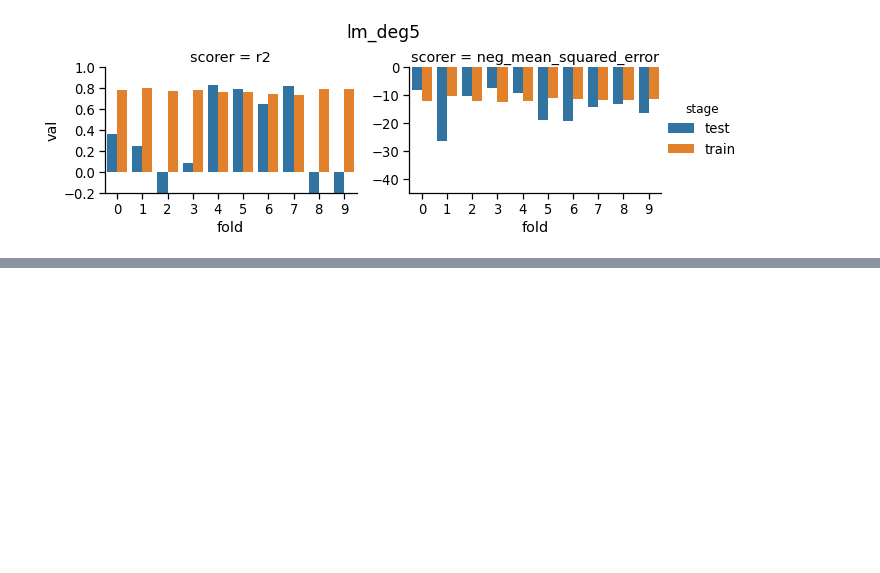
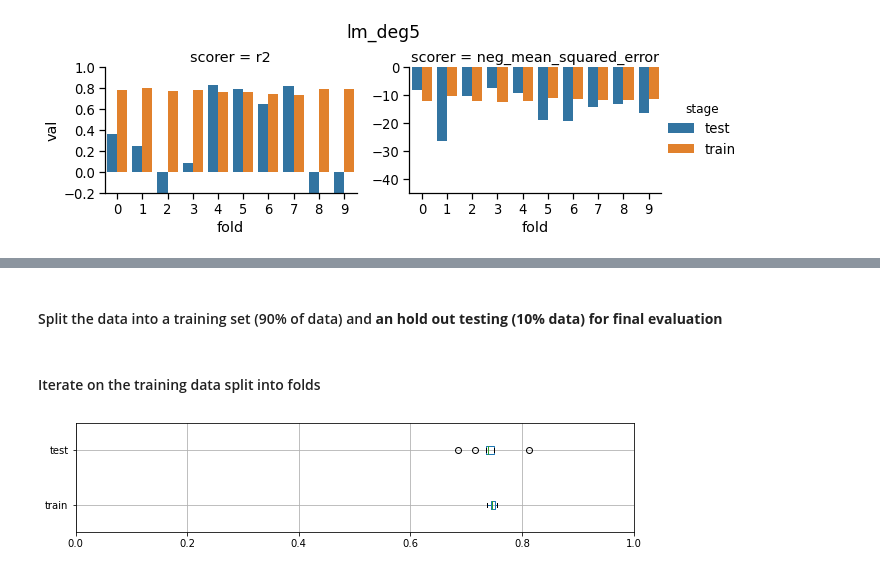
Before and after one commit to IORDS2021/ML-lectures, a Jupyter notebook: ML_series.ipynb, the cells around one changed output, grey strips where cells are left out. Saved outputs shown, nothing was run; the diff lists cells and outputs as text; code cells hidden in the pictures; blank space fills up the shorter version.

```diff
--- a/ML_series.ipynb
+++ b/ML_series.ipynb
@@ -544,0 +824,3 @@ for mod_name in crossval_df['model'].unique():
+# %%
+X = wine_df.drop("quality", axis=1)
+X
@@ -544,0 +864,2 @@ for mod_name in crossval_df['model'].unique():
+# %%
+y =
@@ -544,0 +927,34 @@ for mod_name in crossval_df['model'].unique():
+# %% [markdown]
+#### Split the data into a training set (90% of data) and **an hold out testing (10% data) for final evaluation**
+# %%
+from sklearn.model_selection import train_test_split, StratifiedKFold
+X_cv, X_final_test, y_cv, y_final_test = train_test_split(X, y, test_size=0.1,
+                                                          stratify=y, random_state=42)
+# %% [markdown]
+#### Iterate on the training data split into folds
+# %%
+n_folds = 10
+# Save accuracy performance
+accuracy_perf = {'train': np.zeros(n_folds),
+                 'test': np.zeros(n_folds)}
+# Save model parameters at each iteration
+lr_params = np.zeros((n_folds, len(X_cv.columns)))
+skf = StratifiedKFold(n_splits=n_folds, shuffle=True, random_state=42)
+# Iterate over each set of folds
+for i_fold, (train_ix, test_ix) in enumerate(skf.split(X_cv, y_cv)):
+    # test_ix is for our left out fold, and train_ix is from combining all other folds
+    X_train, y_train = X_cv.iloc[train_ix], y_cv[train_ix]
+    X_test, y_test = X_cv.iloc[test_ix], y_cv[test_ix]
+    lr = LogisticRegression(penalty='none', max_iter=10000, class_weight='balanced')
+    lr.fit(X_train, y_train)
+    # Get performance on training and test set (test set = left out fold)
+    accuracy_perf['train'][i_fold] = accuracy_score(y_train, lr.predict(X_train))
+    accuracy_perf['test'][i_fold] = accuracy_score(y_test, lr.predict(X_test))
+    # Get model parameters
+    lr_params[i_fold, :] = np.std(X_train, 0)*lr.coef_[0]
+# %%
+plt.figure(figsize=(10, 2))
+pd.DataFrame(accuracy_perf).boxplot(vert=False);
+plt.xlim(0, 1);
+# %% [output]
+[figure, added]
```
Also changed, not shown: parts of 115 cells of this notebook, 3 other files.
